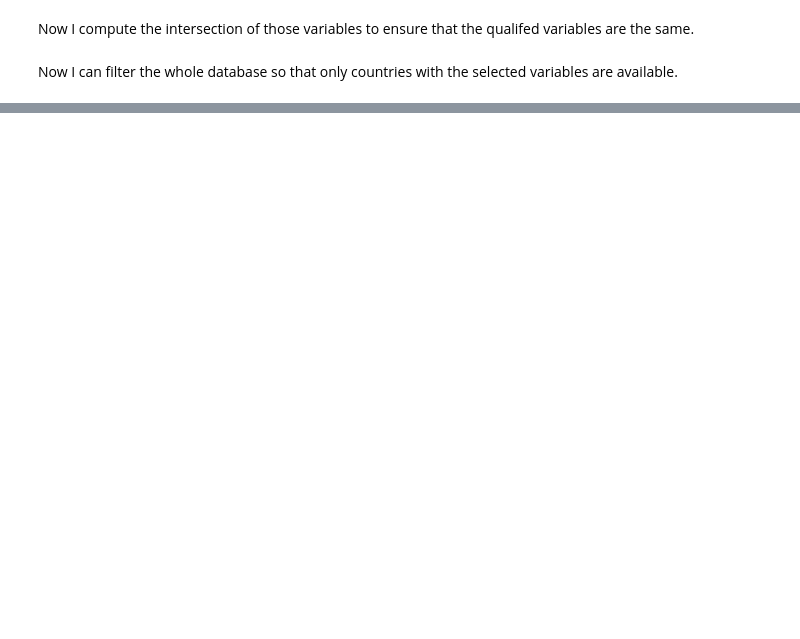
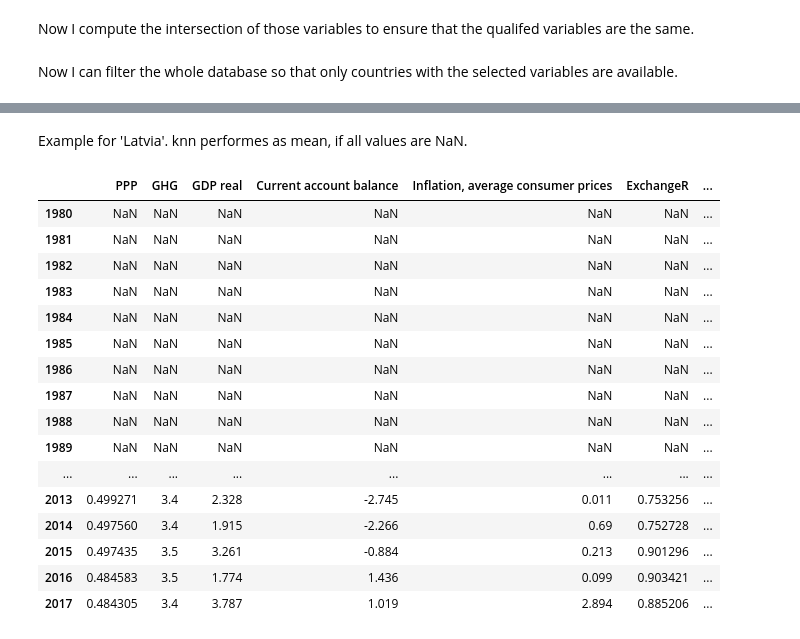
Before and after one commit to felix-ha/cfds_project, a Jupyter notebook: project_notebook.ipynb, the cells around one changed output, grey strips where cells are left out. Cells and saved outputs as stored; diff of their text form; code cells hidden in the pictures; blank space fills up the shorter version.

```diff
--- a/project_notebook.ipynb
+++ b/project_notebook.ipynb
@@ -636,9 +636,11 @@ Now I compute the intersection of those variables to ensure that the qualifed va
 # %%
 final_variables = set(database['France'].columns)
 
-df_curr = get_overview_missing_values('China')
-df_curr = df_curr[df_curr['Number of missing entries'] < number_of_qualified_variables]
-final_variables = final_variables.intersection(set(df_curr.index))
+for country in selected_countries:
+
+    df_curr = get_overview_missing_values(country)
+    df_curr = df_curr[df_curr['Percent of missing entries'] <= t_missing_percentage * 100]
+    final_variables = final_variables.intersection(set(df_curr.index))
 
 final_variables = list(final_variables)
 # %% [markdown]
@@ -662,0 +743,22 @@ for country in database.keys():
+# %% [markdown]
+Example for 'Latvia'. knn performes as mean, if all values are NaN.
+# %%
+database_clear_na['Latvia']
+# %% [output]
+|  | PPP | GHG | GDP real | Current account balance | Inflation, average consumer prices | ExchangeR | ... |
+| 1980 | NaN | NaN | NaN | NaN | NaN | NaN | ... |
+| 1981 | NaN | NaN | NaN | NaN | NaN | NaN | ... |
+| 1982 | NaN | NaN | NaN | NaN | NaN | NaN | ... |
+| 1983 | NaN | NaN | NaN | NaN | NaN | NaN | ... |
+| 1984 | NaN | NaN | NaN | NaN | NaN | NaN | ... |
+| 1985 | NaN | NaN | NaN | NaN | NaN | NaN | ... |
+| 1986 | NaN | NaN | NaN | NaN | NaN | NaN | ... |
+| 1987 | NaN | NaN | NaN | NaN | NaN | NaN | ... |
+| 1988 | NaN | NaN | NaN | NaN | NaN | NaN | ... |
+| 1989 | NaN | NaN | NaN | NaN | NaN | NaN | ... |
+| ... | ... | ... | ... | ... | ... | ... | ... |
+| 2013 | 0.499271 | 3.4 | 2.328 | -2.745 | 0.011 | 0.753256 | ... |
+| 2014 | 0.497560 | 3.4 | 1.915 | -2.266 | 0.69 | 0.752728 | ... |
+| 2015 | 0.497435 | 3.5 | 3.261 | -0.884 | 0.213 | 0.901296 | ... |
+| 2016 | 0.484583 | 3.5 | 1.774 | 1.436 | 0.099 | 0.903421 | ... |
+| 2017 | 0.484305 | 3.4 | 3.787 | 1.019 | 2.894 | 0.885206 | ... |
```
Also changed, not shown: parts of 18 cells of this notebook.
